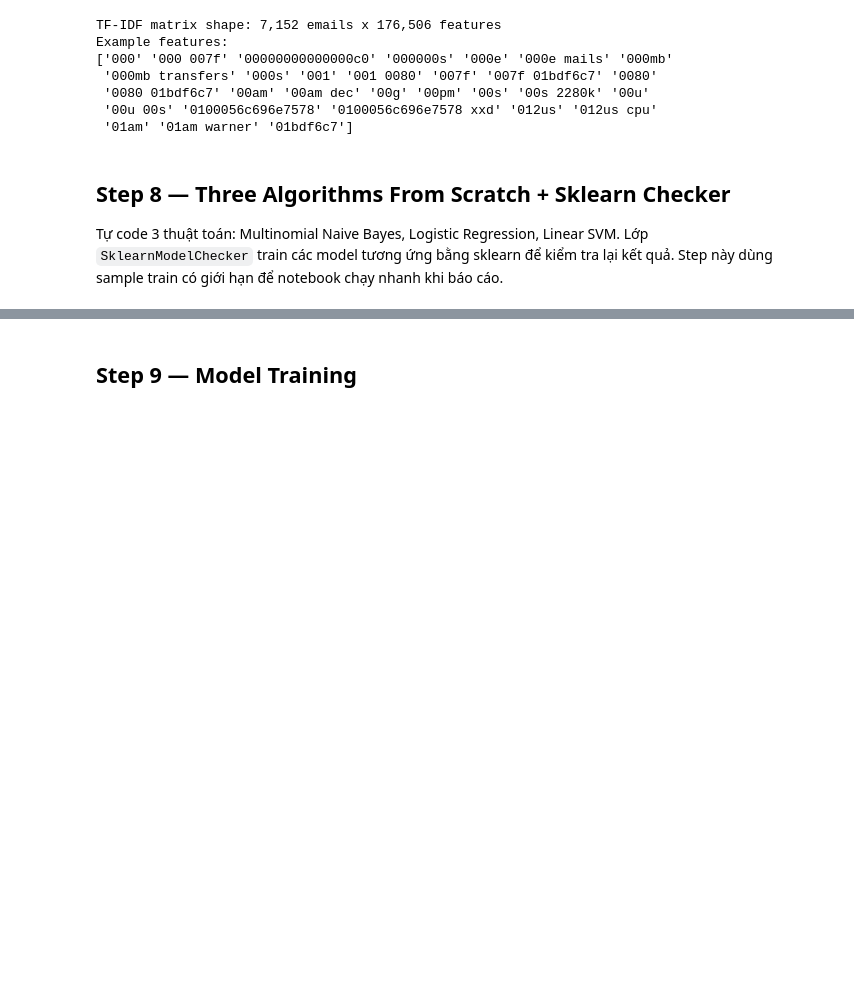
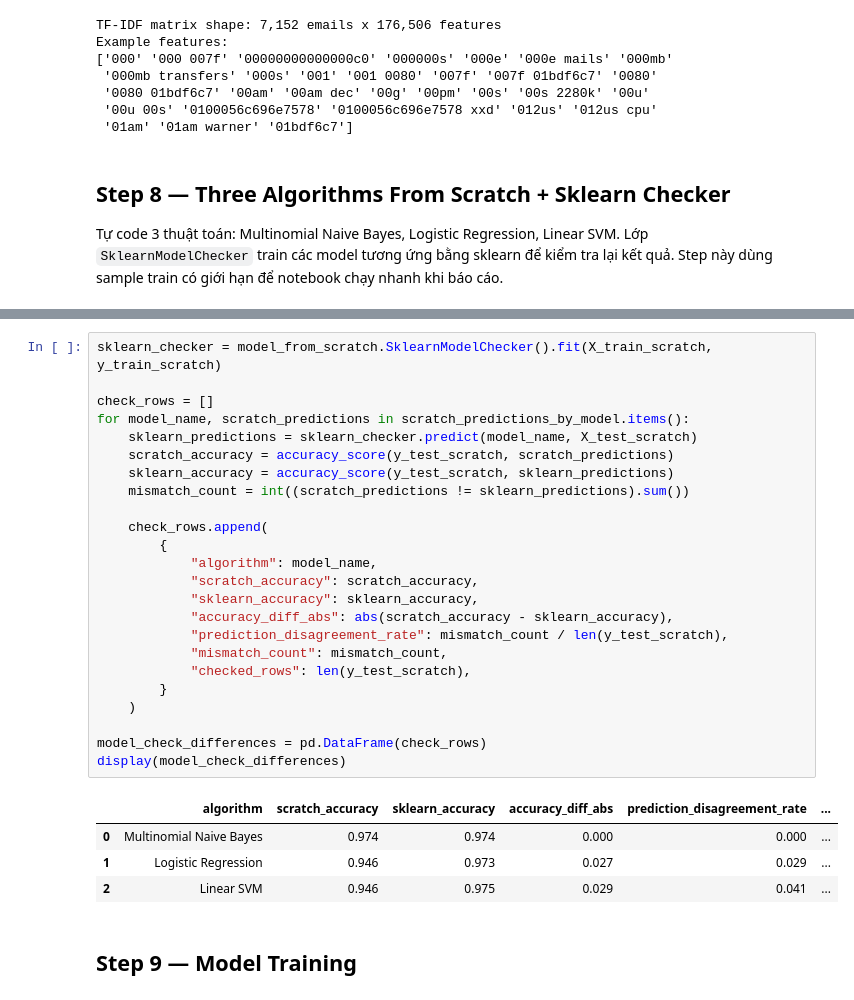
Before and after one commit to QuangManhAI/lab01-machine-learning, a Jupyter notebook: notebooks/lab01.ipynb, the cells around one changed output, grey strips where cells are left out. Drawn from its saved outputs; the diff is of its cells as text; blank space fills up the shorter version.

```diff
--- a/notebooks/lab01.ipynb
+++ b/notebooks/lab01.ipynb
@@ -367,3 +393,32 @@ display(pd.DataFrame(model_rows))
+# %%
+sklearn_checker = model_from_scratch.SklearnModelChecker().fit(X_train_scratch, y_train_scratch)
+
+check_rows = []
+for model_name, scratch_predictions in scratch_predictions_by_model.items():
+    sklearn_predictions = sklearn_checker.predict(model_name, X_test_scratch)
+    scratch_accuracy = accuracy_score(y_test_scratch, scratch_predictions)
+    sklearn_accuracy = accuracy_score(y_test_scratch, sklearn_predictions)
+    mismatch_count = int((scratch_predictions != sklearn_predictions).sum())
+
+    check_rows.append(
+        {
+            "algorithm": model_name,
+            "scratch_accuracy": scratch_accuracy,
+            "sklearn_accuracy": sklearn_accuracy,
+            "accuracy_diff_abs": abs(scratch_accuracy - sklearn_accuracy),
+            "prediction_disagreement_rate": mismatch_count / len(y_test_scratch),
+            "mismatch_count": mismatch_count,
+            "checked_rows": len(y_test_scratch),
+        }
+    )
+
+model_check_differences = pd.DataFrame(check_rows)
+display(model_check_differences)
+# %% [output]
+|  | algorithm | scratch_accuracy | sklearn_accuracy | accuracy_diff_abs | prediction_disagreement_rate | ... |
+| 0 | Multinomial Naive Bayes | 0.974 | 0.974 | 0.000 | 0.000 | ... |
+| 1 | Logistic Regression | 0.946 | 0.973 | 0.027 | 0.029 | ... |
+| 2 | Linear SVM | 0.946 | 0.975 | 0.029 | 0.041 | ... |
 # %% [markdown]
 ## Step 9 — Model Training
 # %%
```
Also changed, not shown: parts of 7 cells of this notebook, 1 other file.
